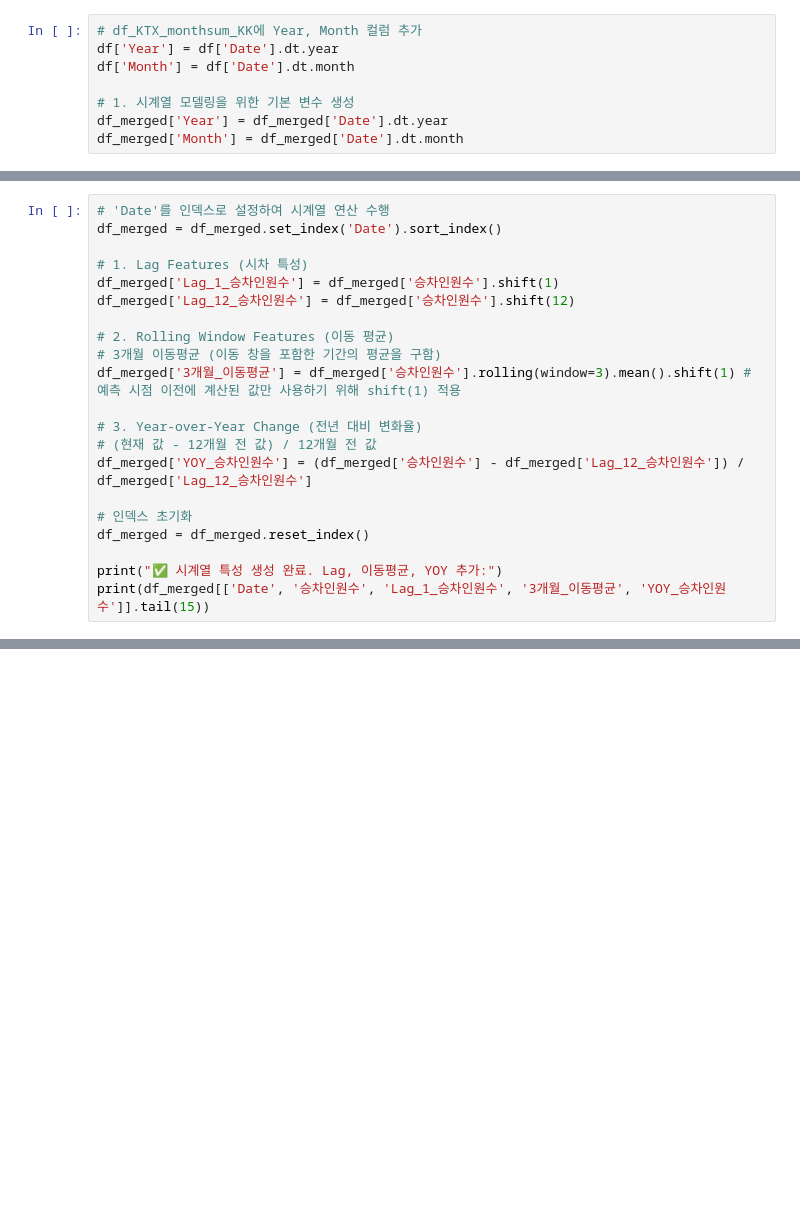
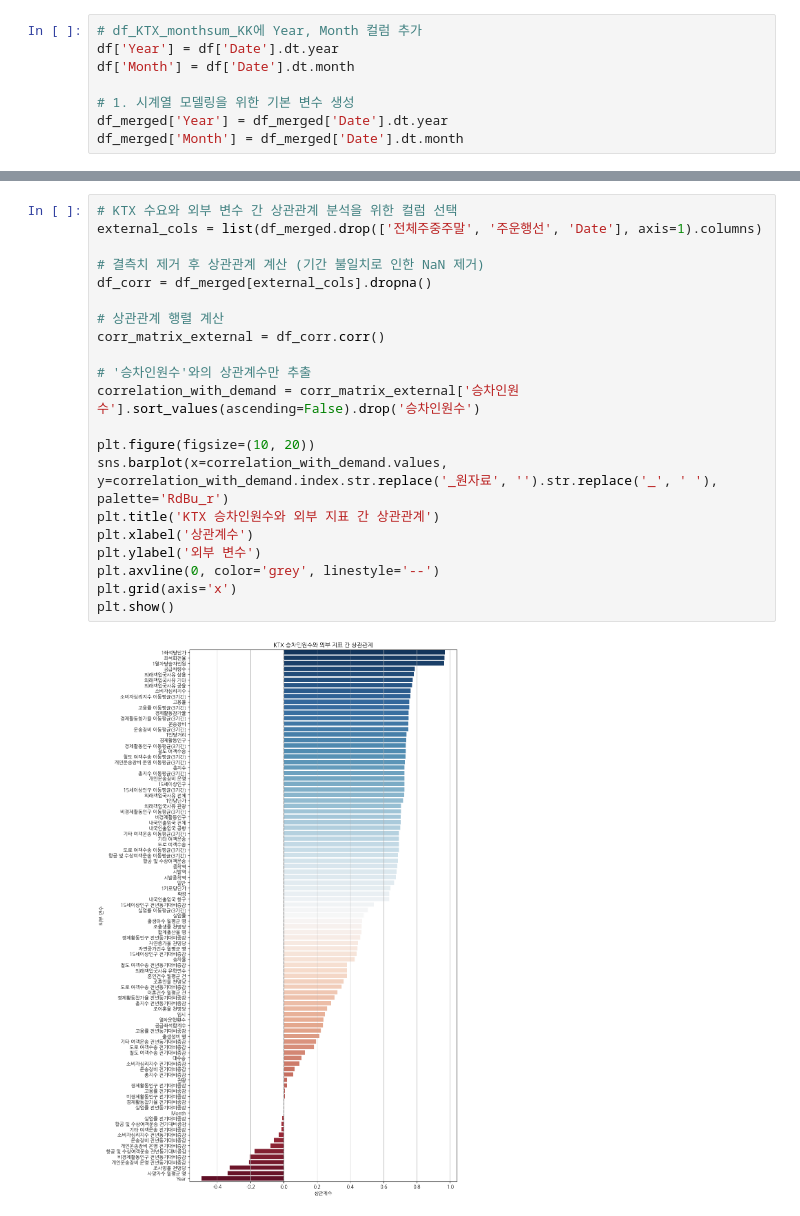
Before and after one commit to hisunhelloo/Demand-Forecasting-Dive, a Jupyter notebook: code/EDA.ipynb, the cells around one changed output, grey strips where cells are left out. Drawn from its saved outputs; the diff is of its cells as text; blank space fills up the shorter version.

```diff
--- a/code/EDA.ipynb
+++ b/code/EDA.ipynb
@@ -377,21 +316,0 @@ print(df_merged[['Date', '가격_경쟁력', '운영_효율', '관광_비율']].
-# %%
-# 'Date'를 인덱스로 설정하여 시계열 연산 수행
-df_merged = df_merged.set_index('Date').sort_index()
-
-# 1. Lag Features (시차 특성)
-df_merged['Lag_1_승차인원수'] = df_merged['승차인원수'].shift(1)
-df_merged['Lag_12_승차인원수'] = df_merged['승차인원수'].shift(12)
-
-# 2. Rolling Window Features (이동 평균)
-# 3개월 이동평균 (이동 창을 포함한 기간의 평균을 구함)
-df_merged['3개월_이동평균'] = df_merged['승차인원수'].rolling(window=3).mean().shift(1) # 예측 시점 이전에 계산된 값만 사용하기 위해 shift(1) 적용
-
-# 3. Year-over-Year Change (전년 대비 변화율)
-# (현재 값 - 12개월 전 값) / 12개월 전 값
-df_merged['YOY_승차인원수'] = (df_merged['승차인원수'] - df_merged['Lag_12_승차인원수']) / df_merged['Lag_12_승차인원수']
-
-# 인덱스 초기화
-df_merged = df_merged.reset_index()
-
-print("✅ 시계열 특성 생성 완료. Lag, 이동평균, YOY 추가:")
-print(df_merged[['Date', '승차인원수', 'Lag_1_승차인원수', '3개월_이동평균', 'YOY_승차인원수']].tail(15))
@@ -459,0 +412,23 @@ KeyError: "['주말_수'] not in index"
+# %%
+# KTX 수요와 외부 변수 간 상관관계 분석을 위한 컬럼 선택
+external_cols = list(df_merged.drop(['전체주중주말', '주운행선', 'Date'], axis=1).columns)
+
+# 결측치 제거 후 상관관계 계산 (기간 불일치로 인한 NaN 제거)
+df_corr = df_merged[external_cols].dropna()
+
+# 상관관계 행렬 계산
+corr_matrix_external = df_corr.corr()
+
+# '승차인원수'와의 상관계수만 추출
+correlation_with_demand = corr_matrix_external['승차인원수'].sort_values(ascending=False).drop('승차인원수')
+
+plt.figure(figsize=(10, 20))
+sns.barplot(x=correlation_with_demand.values, y=correlation_with_demand.index.str.replace('_원자료', '').str.replace('_', ' '), palette='RdBu_r')
+plt.title('KTX 승차인원수와 외부 지표 간 상관관계')
+plt.xlabel('상관계수')
+plt.ylabel('외부 변수')
+plt.axvline(0, color='grey', linestyle='--')
+plt.grid(axis='x')
+plt.show()
+# %% [output]
+[figure, added]
```
Also changed, not shown: parts of 18 cells of this notebook.
